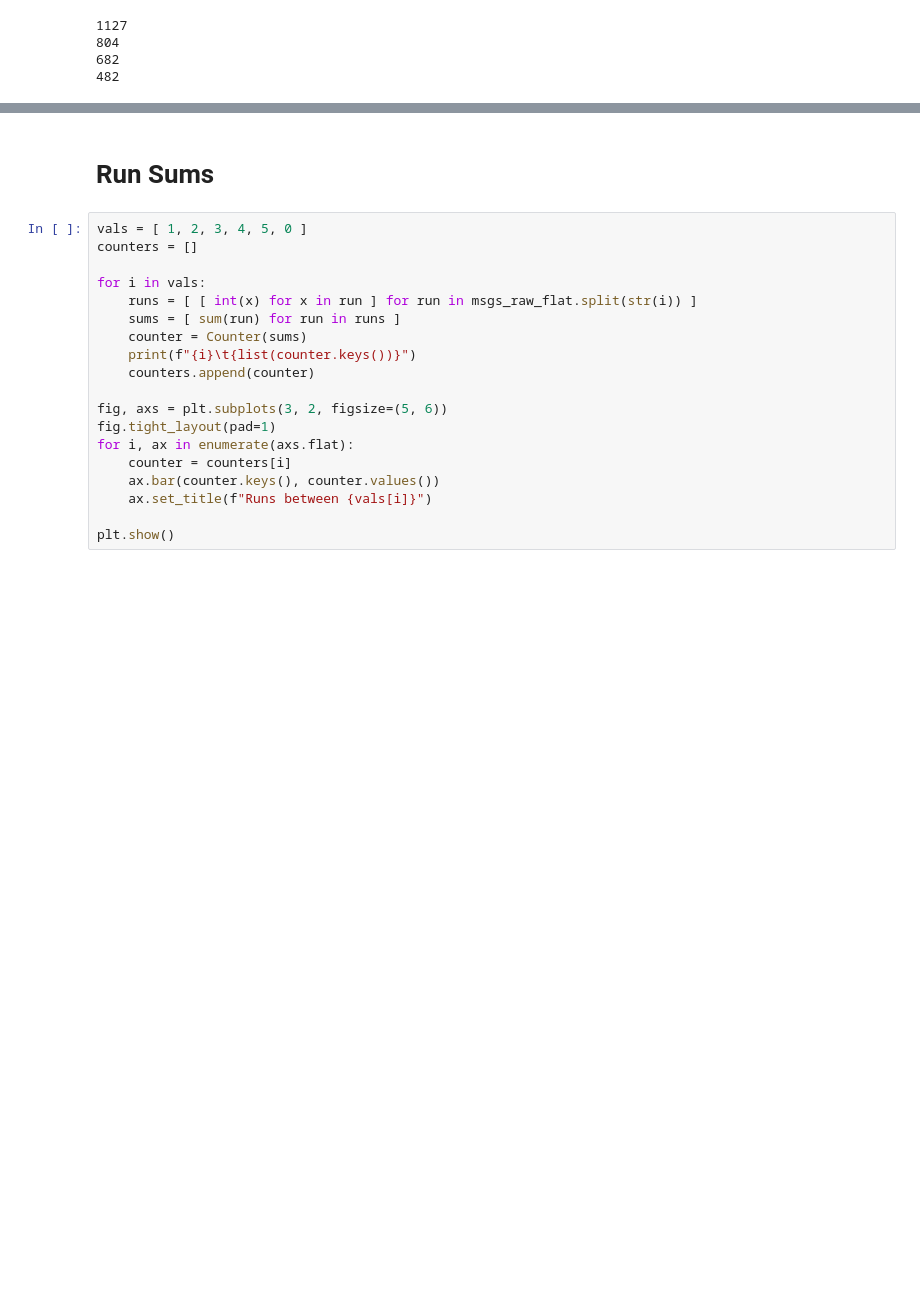
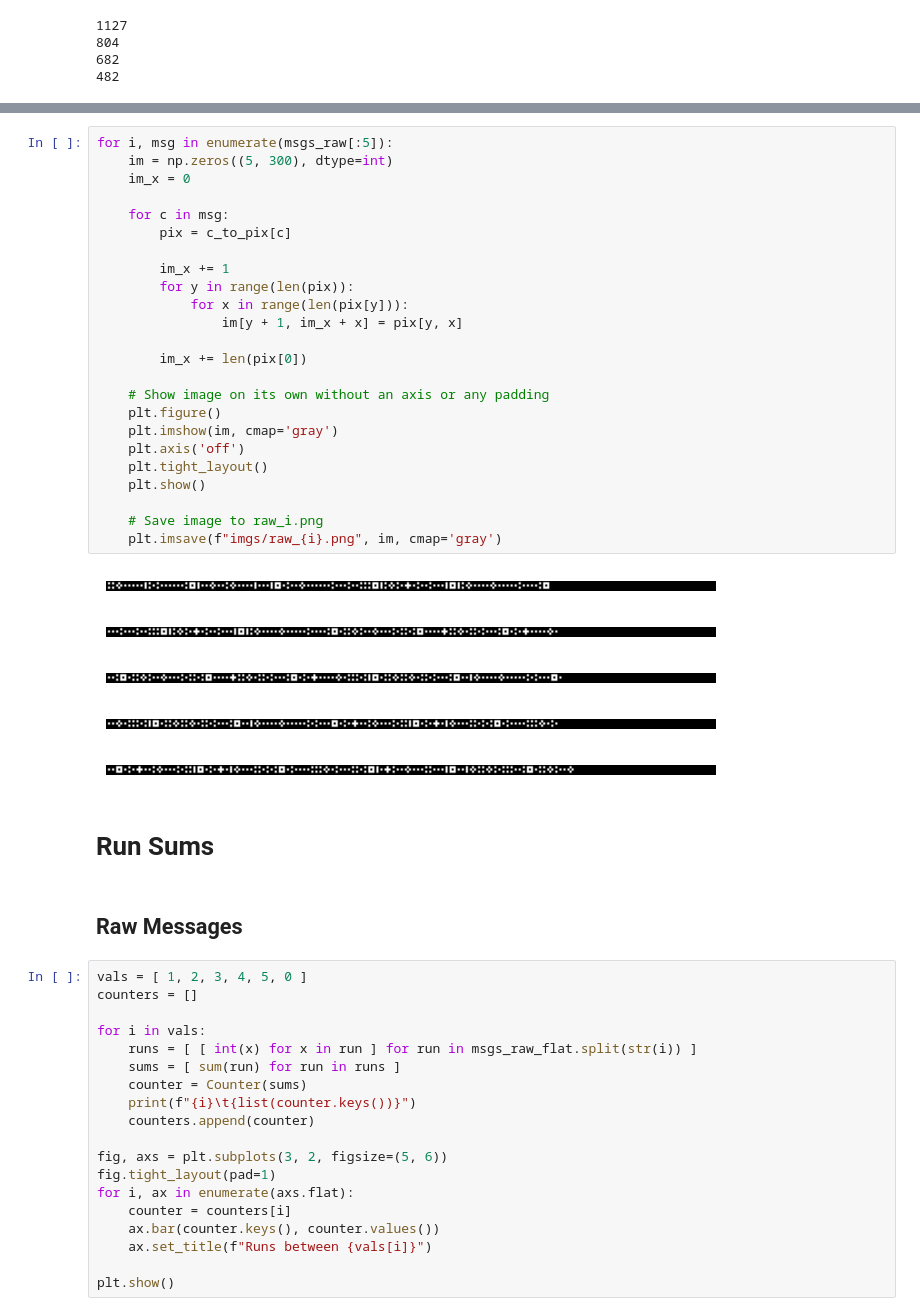
Before and after one commit to tomster12/coding, a Jupyter notebook: general/noita/cessation/test.ipynb, the cells around one changed output, grey strips where cells are left out. Drawn from its saved outputs; the diff is of its cells as text; blank space fills up the shorter version.

```diff
--- a/general/noita/cessation/test.ipynb
+++ b/general/noita/cessation/test.ipynb
@@ -47,5 +81,37 @@ print(len(msgs_flat))
+# %%
+for i, msg in enumerate(msgs_raw[:5]):
+    im = np.zeros((5, 300), dtype=int)
+    im_x = 0
+
+    for c in msg:
+        pix = c_to_pix[c]
+
+        im_x += 1
+        for y in range(len(pix)):
+            for x in range(len(pix[y])):
+                im[y + 1, im_x + x] = pix[y, x]
+
+        im_x += len(pix[0])
+
+    # Show image on its own without an axis or any padding
+    plt.figure()
+    plt.imshow(im, cmap='gray')
+    plt.axis('off')
+    plt.tight_layout()
+    plt.show()
+
+    # Save image to raw_i.png
+    plt.imsave(f"imgs/raw_{i}.png", im, cmap='gray')
+# %% [output]
+[figure, added]
+[figure, added]
+[figure, added]
+[figure, added]
+[figure, added]
 # %% [markdown]
 # Run Sums
+# %% [markdown]
+## Raw Messages
 # %%
 vals = [ 1, 2, 3, 4, 5, 0 ]
 counters = []
```
Also changed, not shown: parts of 7 cells of this notebook, 11 other files.
